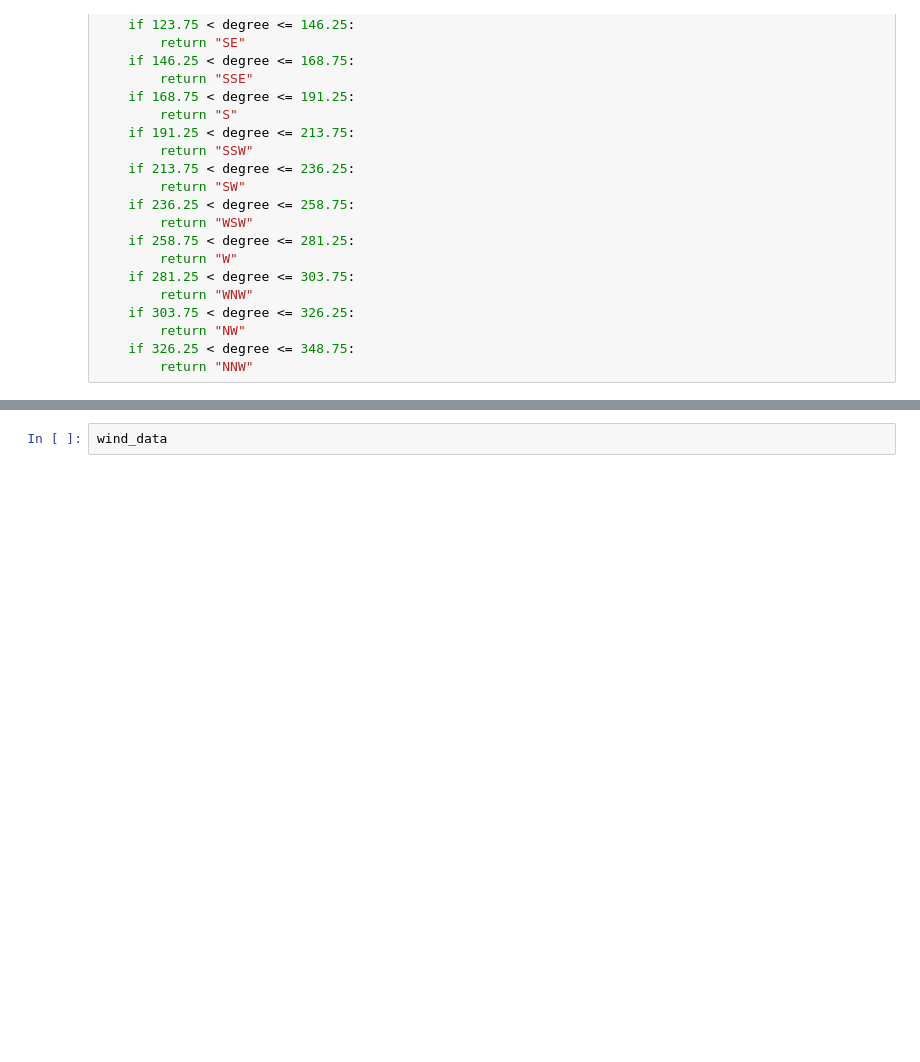
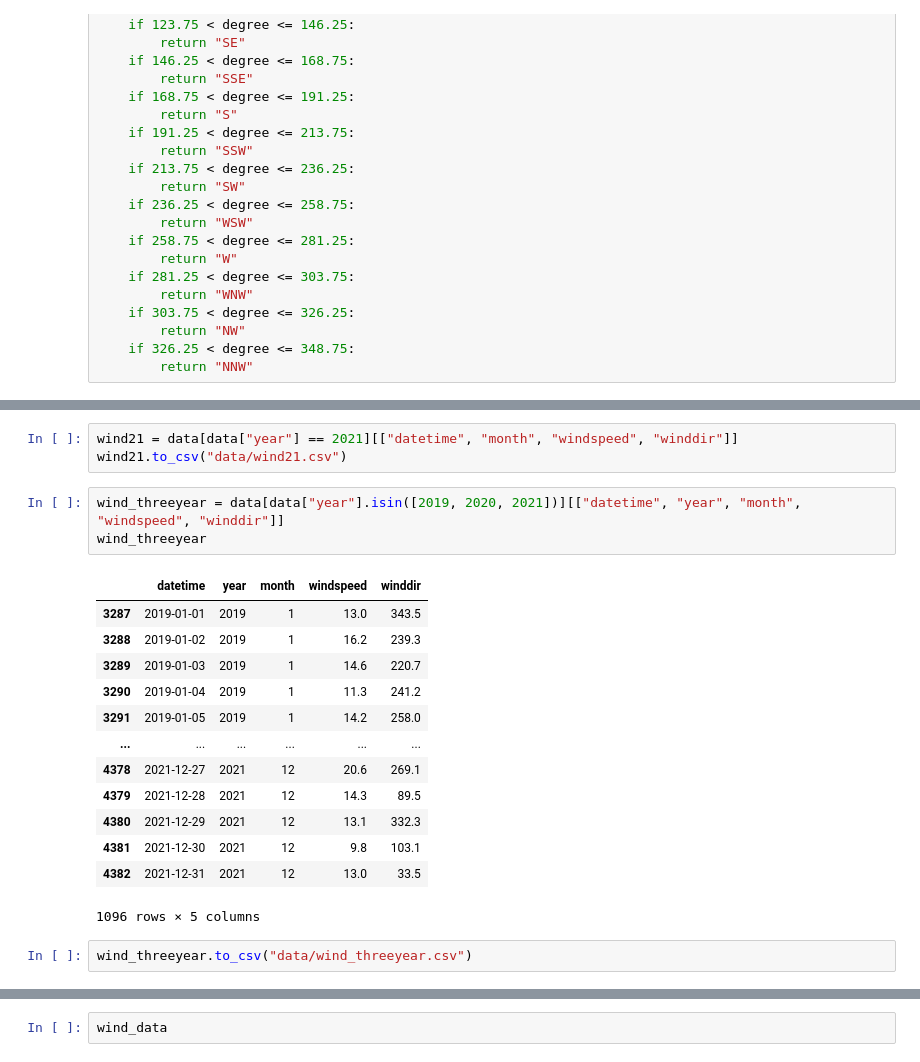
Before and after one commit to yifu-hou/CAPP30239_FA22, a Jupyter notebook: proj/pj_data.ipynb, the cells around one changed output, grey strips where cells are left out. Drawn from its saved outputs; the diff is of its cells as text; blank space fills up the shorter version.

```diff
--- a/proj/pj_data.ipynb
+++ b/proj/pj_data.ipynb
@@ -150,0 +185,22 @@ def label_winddir(row):
+# %%
+wind21 = data[data["year"] == 2021][["datetime", "month", "windspeed", "winddir"]]
+wind21.to_csv("data/wind21.csv")
+# %%
+wind_threeyear = data[data["year"].isin([2019, 2020, 2021])][["datetime", "year", "month", "windspeed", "winddir"]]
+wind_threeyear
+# %% [output]
+|  | datetime | year | month | windspeed | winddir |
+| 3287 | 2019-01-01 | 2019 | 1 | 13.0 | 343.5 |
+| 3288 | 2019-01-02 | 2019 | 1 | 16.2 | 239.3 |
+| 3289 | 2019-01-03 | 2019 | 1 | 14.6 | 220.7 |
+| 3290 | 2019-01-04 | 2019 | 1 | 11.3 | 241.2 |
+| 3291 | 2019-01-05 | 2019 | 1 | 14.2 | 258.0 |
+| ... | ... | ... | ... | ... | ... |
+| 4378 | 2021-12-27 | 2021 | 12 | 20.6 | 269.1 |
+| 4379 | 2021-12-28 | 2021 | 12 | 14.3 | 89.5 |
+| 4380 | 2021-12-29 | 2021 | 12 | 13.1 | 332.3 |
+| 4381 | 2021-12-30 | 2021 | 12 | 9.8 | 103.1 |
+| 4382 | 2021-12-31 | 2021 | 12 | 13.0 | 33.5 |
+1096 rows × 5 columns
+# %%
+wind_threeyear.to_csv("data/wind_threeyear.csv")
```
Also changed, not shown: parts of 6 cells of this notebook, 8 other files.
